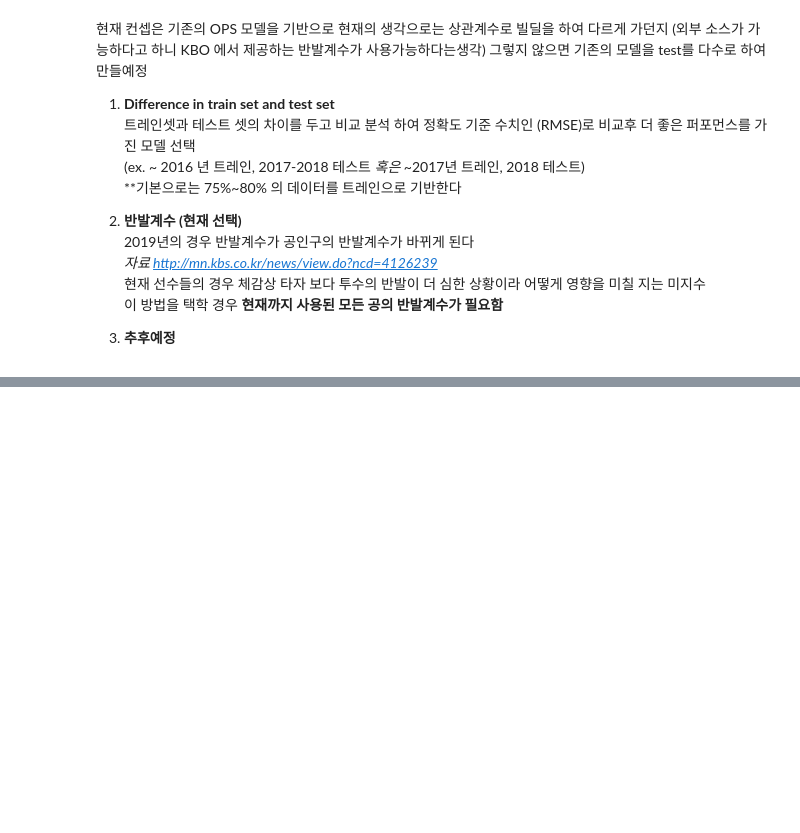
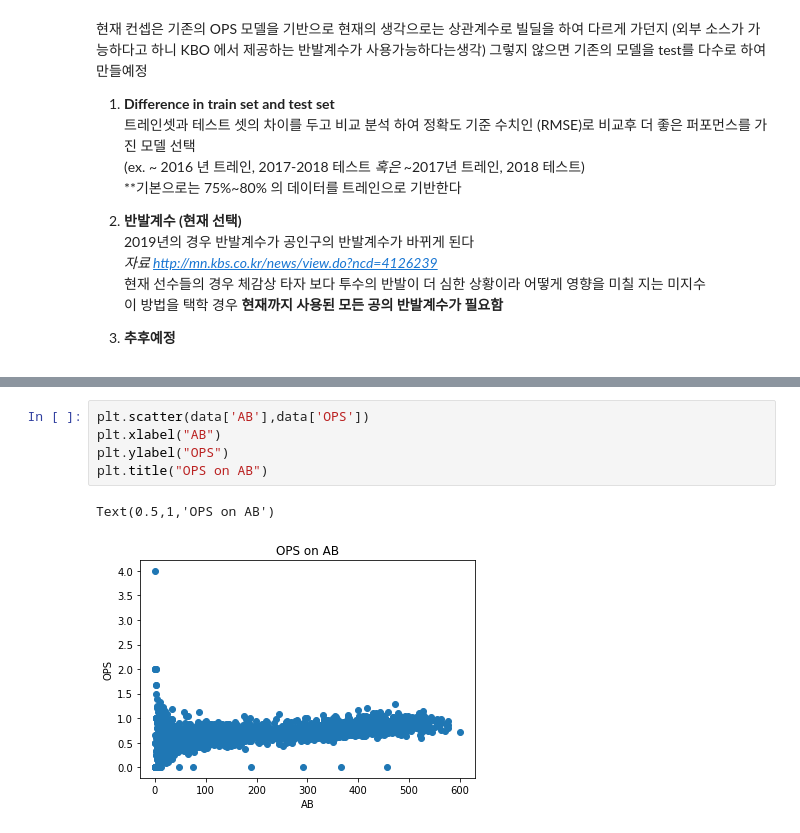
Before and after one commit to hakkoma/KBO_OPS_Forecast_model, a Jupyter notebook: Untitled.ipynb, the cells around one changed output, grey strips where cells are left out. Drawn from its saved outputs; the diff is of its cells as text; blank space fills up the shorter version.

```diff
--- a/Untitled.ipynb
+++ b/Untitled.ipynb
@@ -23,0 +138,8 @@
+# %%
+plt.scatter(data['AB'],data['OPS'])
+plt.xlabel("AB")
+plt.ylabel("OPS")
+plt.title("OPS on AB")
+# %% [output]
+Text(0.5,1,'OPS on AB')
+[figure, added]
```
Also changed, not shown: parts of 24 cells of this notebook, 4 other files.
